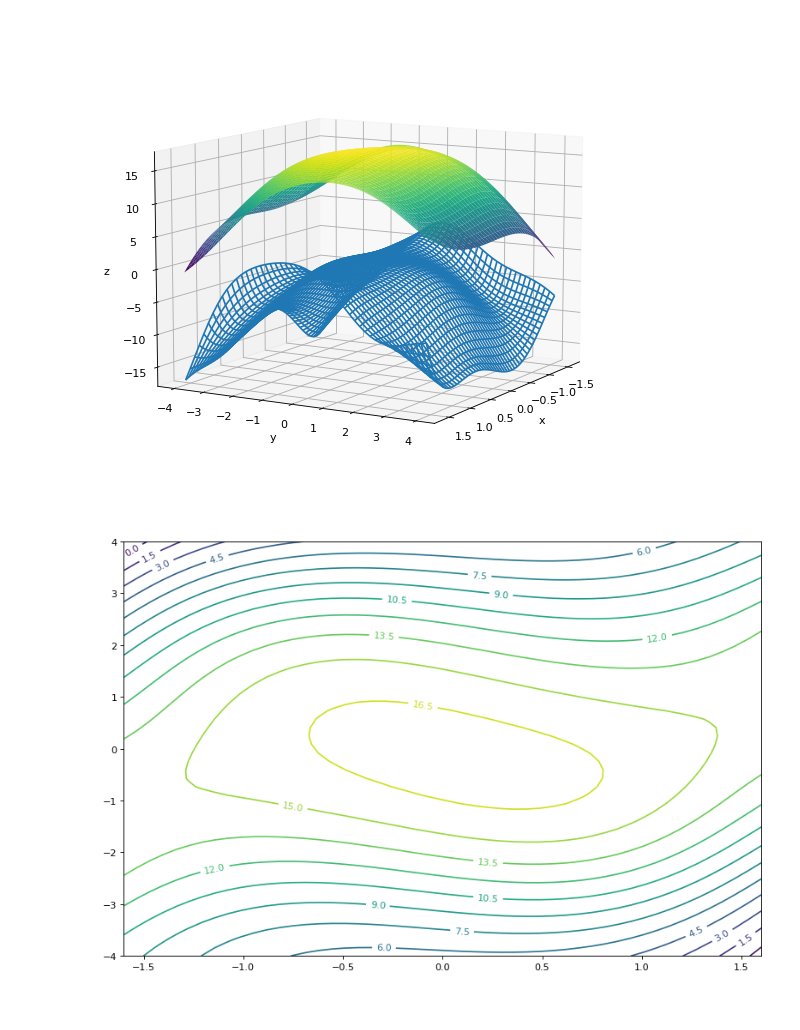
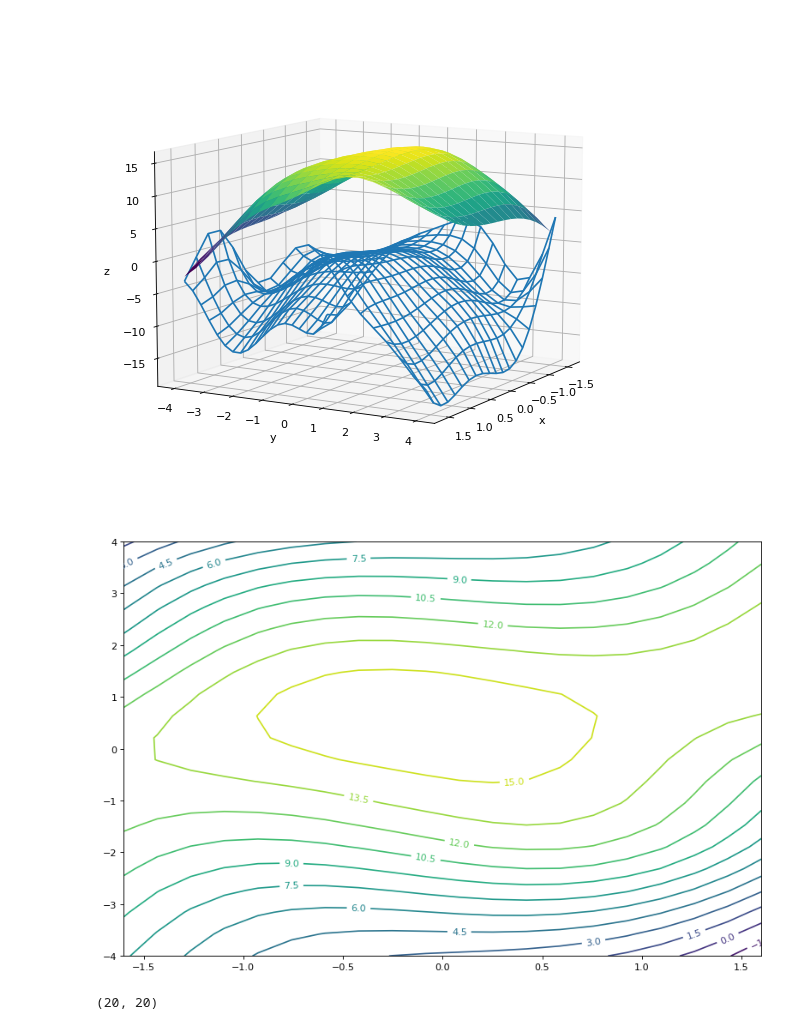
Before and after one commit to kyrxanthos/NN_dynamical_systems, a Jupyter notebook: Lya_model 2.ipynb, the cells around one changed output. Saved outputs shown, nothing was run; the diff lists cells and outputs as text; code cells hidden in the pictures.

```diff
--- a/Lya_model 2.ipynb
+++ b/Lya_model 2.ipynb
@@ -262,7 +262,7 @@ plt.show()
 ###### plot result ######
 
 # define resolution
-numpoints = 50
+numpoints = 20
 
 # define plotting range and mesh
 x = np.linspace(-bounds[0], bounds[0], numpoints)
@@ -302,37 +302,41 @@ Ee = tf.math.reduce_sum(grads*tf.transpose(tf.convert_to_tensor(vf(DT), dtype=tf
 # copy V and DVf values into plottable format
 c = 0
 for i in range(s[0]):
     for j in range(s[1]):
         Ze[i,j] = Ee[c]
         Zp[i,j] = Ep[c]
         c = c+1;
 
 # define figure
 fig = plt.figure()
 ax = plt.axes(projection='3d')
 
 ax.set_xlabel('x')
 ax.set_ylabel('y')
 ax.set_zlabel('z');
 
 # plot values V
 ax.plot_surface(X, Y, Zp, rstride=1, cstride=1,
                 cmap='viridis', edgecolor='none')
 
 # plot orbital derivative DVf
 ax.plot_wireframe(X, Y, Ze, rstride=1, cstride=1)
 
 # change angles to see graph more clearly
 ax.view_init(-140, 60)
 ax.view_init(10, 30)
 
 
 plt.show()
 # %% [output]
-[figure, old version]
+[figure, new version]
 # %%
 cp = plt.contour(x,y,Zp, levels=15)
 plt.clabel(cp, inline=True, fontsize=10)
 plt.show()
 # %% [output]
-[figure, old version]
+[figure, new version]
+# %%
+Zp.shape
+# %% [output]
+(20, 20)
```
Also changed, not shown: parts of 3 cells of this notebook.
